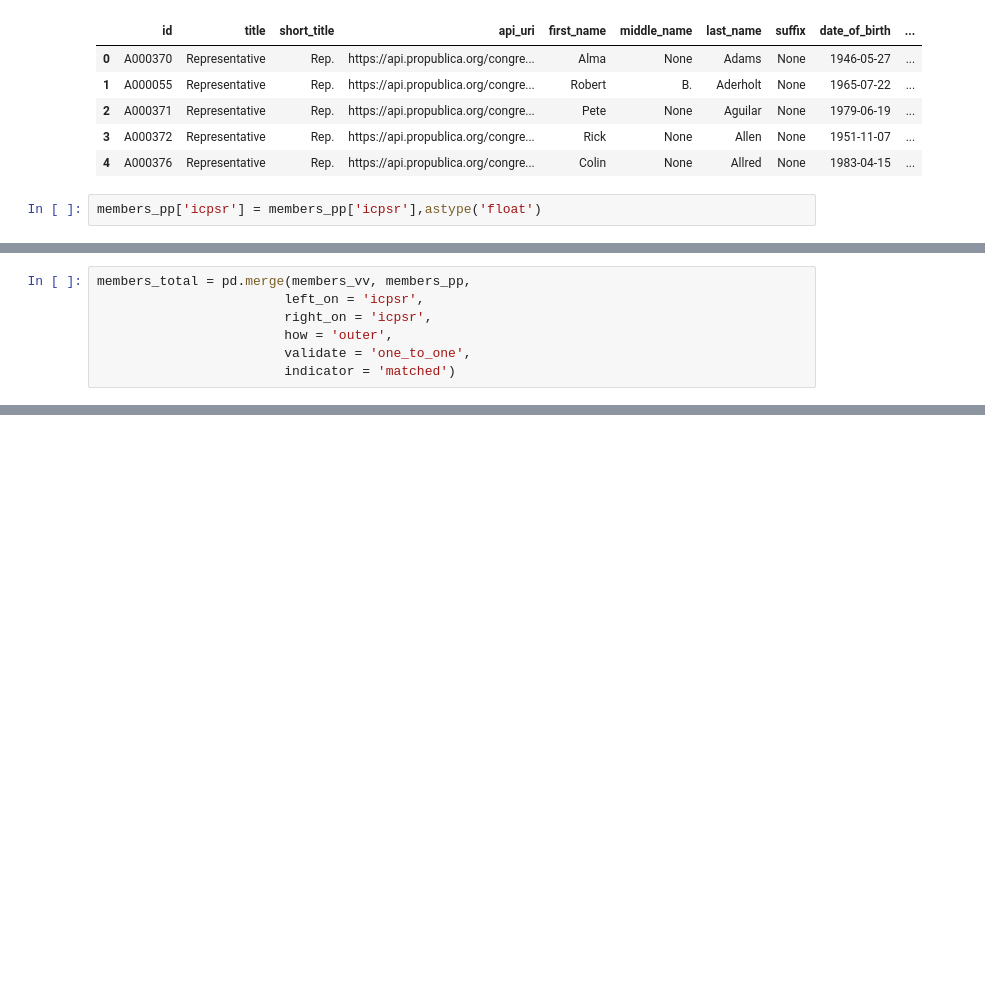
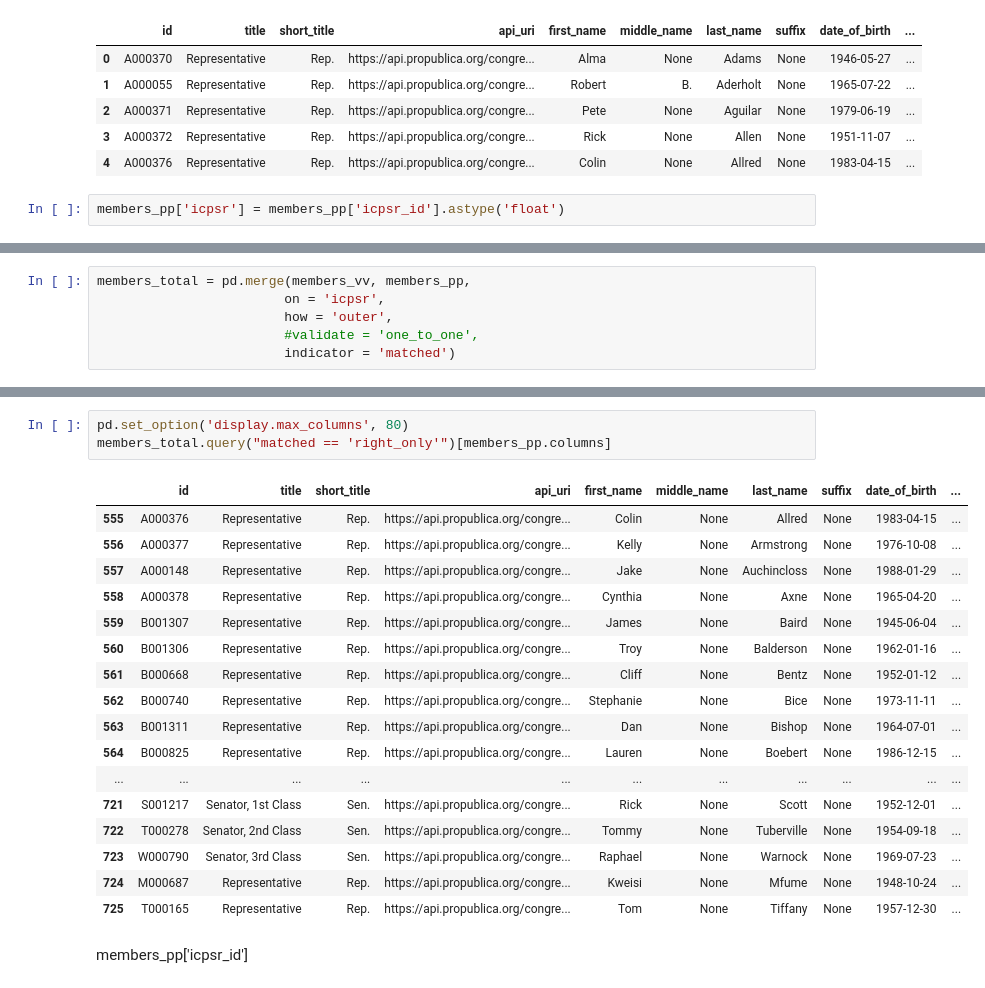
Before and after one commit to beauleblond/contrans, a Jupyter notebook: app/data_wrangling.ipynb, the cells around one changed output, grey strips where cells are left out. Saved outputs shown, nothing was run; the diff lists cells and outputs as text; blank space fills up the shorter version.

Commit message:
merged propublica and voteview data

```diff
--- a/app/data_wrangling.ipynb
+++ b/app/data_wrangling.ipynb
@@ -200,6 +153,6 @@ members_pp.head()
 | 3 | A000372 | Representative | Rep. | https://api.propublica.org/congre... | Rick | None | Allen | None | 1951-11-07 | ... |
 | 4 | A000376 | Representative | Rep. | https://api.propublica.org/congre... | Colin | None | Allred | None | 1983-04-15 | ... |
 # %%
-members_pp['icpsr'] = members_pp['icpsr'],astype('float')
+members_pp['icpsr'] = members_pp['icpsr_id'].astype('float')
 # %%
 members_pp.query("icpsr_id == '20301'")
@@ -209,7 +159,6 @@ members_pp.query("icpsr_id == '20301'")
 # %%
 members_total = pd.merge(members_vv, members_pp,
-                        left_on = 'icpsr',
-                        right_on = 'icpsr',
+                        on = 'icpsr',
                         how = 'outer',
-                        validate = 'one_to_one',
+                        #validate = 'one_to_one',
                         indicator = 'matched')
@@ -215,0 +172,23 @@ members_total = pd.merge(members_vv, members_pp,
+# %%
+pd.set_option('display.max_columns', 80)
+members_total.query("matched == 'right_only'")[members_pp.columns]
+# %% [output]
+|  | id | title | short_title | api_uri | first_name | middle_name | last_name | suffix | date_of_birth | ... |
+| 555 | A000376 | Representative | Rep. | https://api.propublica.org/congre... | Colin | None | Allred | None | 1983-04-15 | ... |
+| 556 | A000377 | Representative | Rep. | https://api.propublica.org/congre... | Kelly | None | Armstrong | None | 1976-10-08 | ... |
+| 557 | A000148 | Representative | Rep. | https://api.propublica.org/congre... | Jake | None | Auchincloss | None | 1988-01-29 | ... |
+| 558 | A000378 | Representative | Rep. | https://api.propublica.org/congre... | Cynthia | None | Axne | None | 1965-04-20 | ... |
+| 559 | B001307 | Representative | Rep. | https://api.propublica.org/congre... | James | None | Baird | None | 1945-06-04 | ... |
+| 560 | B001306 | Representative | Rep. | https://api.propublica.org/congre... | Troy | None | Balderson | None | 1962-01-16 | ... |
+| 561 | B000668 | Representative | Rep. | https://api.propublica.org/congre... | Cliff | None | Bentz | None | 1952-01-12 | ... |
+| 562 | B000740 | Representative | Rep. | https://api.propublica.org/congre... | Stephanie | None | Bice | None | 1973-11-11 | ... |
+| 563 | B001311 | Representative | Rep. | https://api.propublica.org/congre... | Dan | None | Bishop | None | 1964-07-01 | ... |
+| 564 | B000825 | Representative | Rep. | https://api.propublica.org/congre... | Lauren | None | Boebert | None | 1986-12-15 | ... |
+| ... | ... | ... | ... | ... | ... | ... | ... | ... | ... | ... |
+| 721 | S001217 | Senator, 1st Class | Sen. | https://api.propublica.org/congre... | Rick | None | Scott | None | 1952-12-01 | ... |
+| 722 | T000278 | Senator, 2nd Class | Sen. | https://api.propublica.org/congre... | Tommy | None | Tuberville | None | 1954-09-18 | ... |
+| 723 | W000790 | Senator, 3rd Class | Sen. | https://api.propublica.org/congre... | Raphael | None | Warnock | None | 1969-07-23 | ... |
+| 724 | M000687 | Representative | Rep. | https://api.propublica.org/congre... | Kweisi | None | Mfume | None | 1948-10-24 | ... |
+| 725 | T000165 | Representative | Rep. | https://api.propublica.org/congre... | Tom | None | Tiffany | None | 1957-12-30 | ... |
+# %% [markdown]
+members_pp['icpsr_id']
```
Also changed, not shown: parts of 30 cells of this notebook.
